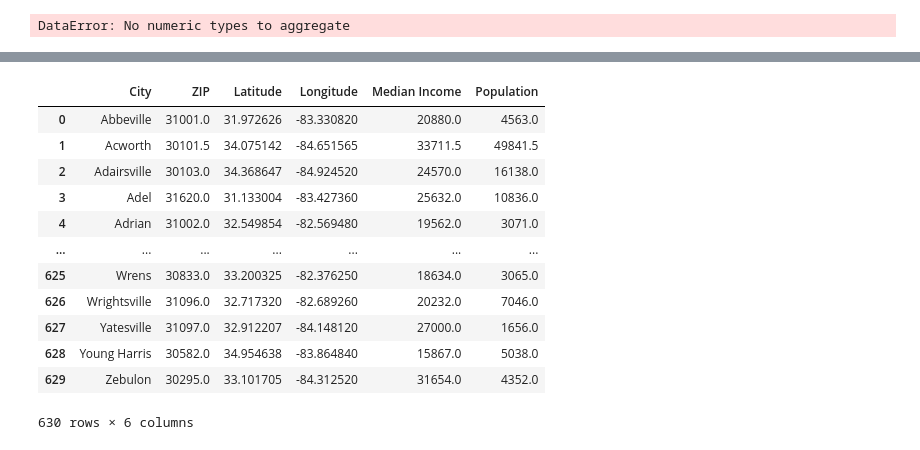
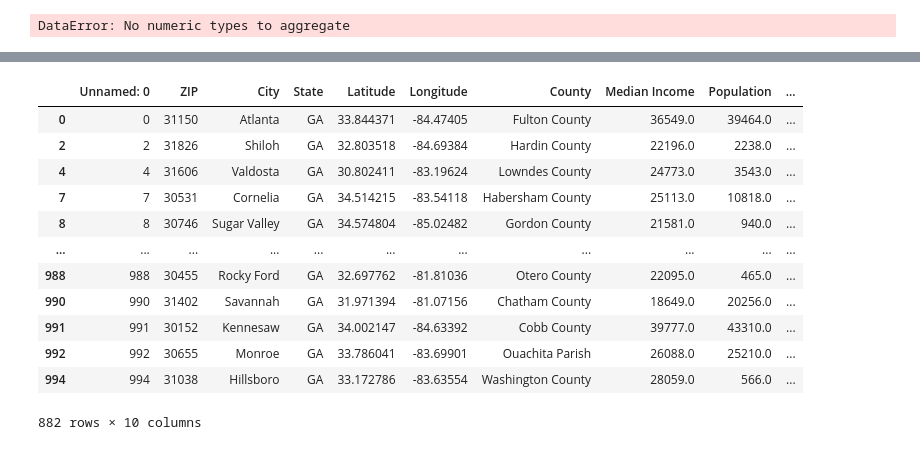
Before and after one commit to jtilenis/Data_Scavengers, a Jupyter notebook: hospital_api.ipynb, the cells around one changed output, grey strips where cells are left out. Drawn from its saved outputs; the diff is of its cells as text; code cells hidden in the pictures.

```diff
--- a/hospital_api.ipynb
+++ b/hospital_api.ipynb
@@ -465,8 +371,7 @@ hospital.head()
 | 3 | Archbold - Brooks County Hospital | Quitman | Brooks County | 25 | NaN | Archbold | NaN | ChIJiyuklBp_7ogRmoGX5XNztMM | ... |
 | 4 | Archbold - Grady General Hospital | Cairo | Grady County | 60 | 1960 | Archbold | NaN | ChIJL2eo1Vup7YgRbnlST-utsVE | ... |
 # %%
-#Reading in census data, removing unnecessary columns
-census_data = pd.read_csv("Census_data_v2.csv")
-# del census_data['Unnamed: 0']
-# del census_data['State_Code']
-# del census_data['State']
+#Import Census data
+census_data= pd.read_csv("Census_data_v2.csv")
+census_data['Placeholder'] = 1
+#del census_data['Unnamed: 0']
@@ -509,16 +378,18 @@ del census_group['Unnamed: 0']
-# %%
-census_group
-# %% [output]
-|  | City | ZIP | Latitude | Longitude | Median Income | Population |
-| 0 | Abbeville | 31001.0 | 31.972626 | -83.330820 | 20880.0 | 4563.0 |
-| 1 | Acworth | 30101.5 | 34.075142 | -84.651565 | 33711.5 | 49841.5 |
-| 2 | Adairsville | 30103.0 | 34.368647 | -84.924520 | 24570.0 | 16138.0 |
-| 3 | Adel | 31620.0 | 31.133004 | -83.427360 | 25632.0 | 10836.0 |
-| 4 | Adrian | 31002.0 | 32.549854 | -82.569480 | 19562.0 | 3071.0 |
-| ... | ... | ... | ... | ... | ... | ... |
-| 625 | Wrens | 30833.0 | 33.200325 | -82.376250 | 18634.0 | 3065.0 |
-| 626 | Wrightsville | 31096.0 | 32.717320 | -82.689260 | 20232.0 | 7046.0 |
-| 627 | Yatesville | 31097.0 | 32.912207 | -84.148120 | 27000.0 | 1656.0 |
-| 628 | Young Harris | 30582.0 | 34.954638 | -83.864840 | 15867.0 | 5038.0 |
-| 629 | Zebulon | 30295.0 | 33.101705 | -84.312520 | 31654.0 | 4352.0 |
-630 rows × 6 columns
+# %%
+#Strip out bad data
+census_data = census_data.loc[(census_data['Median Income'] > 0)]
+census_data
+# %% [output]
+|  | Unnamed: 0 | ZIP | City | State | Latitude | Longitude | County | Median Income | Population | ... |
+| 0 | 0 | 31150 | Atlanta | GA | 33.844371 | -84.47405 | Fulton County | 36549.0 | 39464.0 | ... |
+| 2 | 2 | 31826 | Shiloh | GA | 32.803518 | -84.69384 | Hardin County | 22196.0 | 2238.0 | ... |
+| 4 | 4 | 31606 | Valdosta | GA | 30.802411 | -83.19624 | Lowndes County | 24773.0 | 3543.0 | ... |
+| 7 | 7 | 30531 | Cornelia | GA | 34.514215 | -83.54118 | Habersham County | 25113.0 | 10818.0 | ... |
+| 8 | 8 | 30746 | Sugar Valley | GA | 34.574804 | -85.02482 | Gordon County | 21581.0 | 940.0 | ... |
+| ... | ... | ... | ... | ... | ... | ... | ... | ... | ... | ... |
+| 988 | 988 | 30455 | Rocky Ford | GA | 32.697762 | -81.81036 | Otero County | 22095.0 | 465.0 | ... |
+| 990 | 990 | 31402 | Savannah | GA | 31.971394 | -81.07156 | Chatham County | 18649.0 | 20256.0 | ... |
+| 991 | 991 | 30152 | Kennesaw | GA | 34.002147 | -84.63392 | Cobb County | 39777.0 | 43310.0 | ... |
+| 992 | 992 | 30655 | Monroe | GA | 33.786041 | -83.69901 | Ouachita Parish | 26088.0 | 25210.0 | ... |
+| 994 | 994 | 31038 | Hillsboro | GA | 33.172786 | -83.63554 | Washington County | 28059.0 | 566.0 | ... |
+882 rows × 10 columns
```
Also changed, not shown: parts of 51 cells of this notebook, 5 other files.
